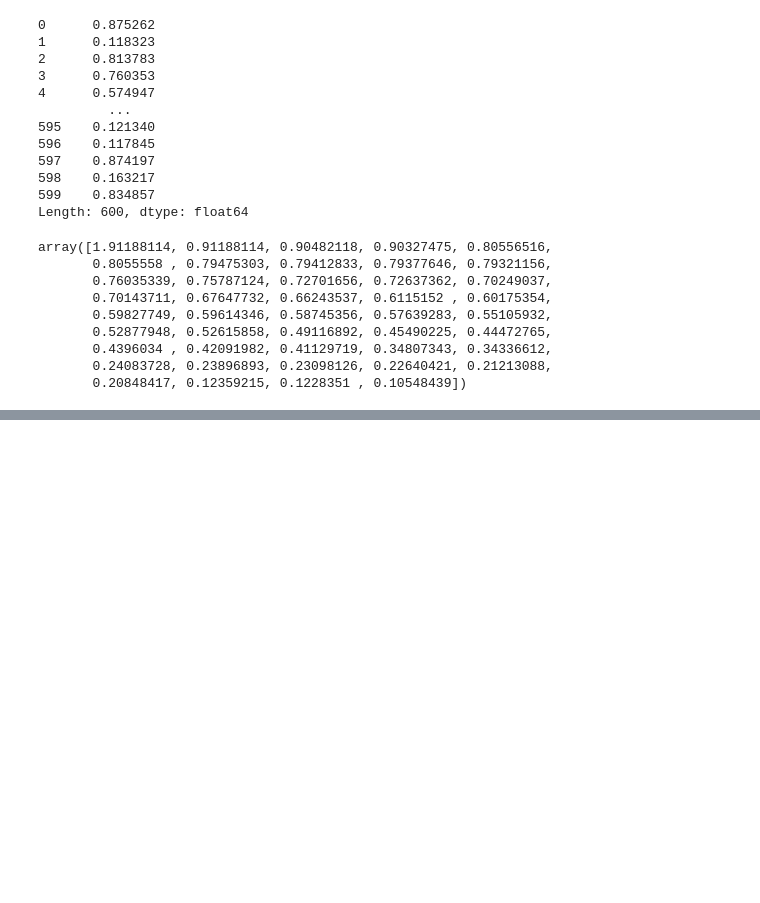
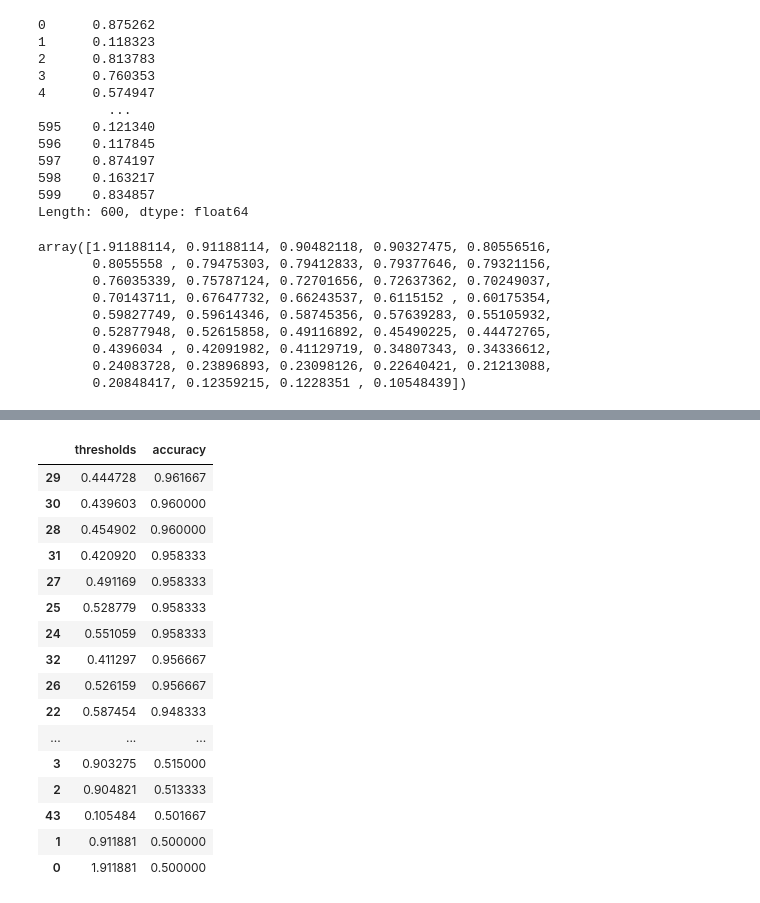
Before and after one commit to dikshantsharma12/Machine-Learning, a Jupyter notebook: Right Threshold values for binary classification.ipynb, the cells around one changed output, grey strips where cells are left out. Drawn from its saved outputs; the diff is of its cells as text; code cells hidden in the pictures; blank space fills up the shorter version.

```diff
--- a/Right Threshold values for binary classification.ipynb
+++ b/Right Threshold values for binary classification.ipynb
@@ -121,8 +121,13 @@ array([1.91188114, 0.91188114, 0.90482118, 0.90327475, 0.80556516,
        0.4396034 , 0.42091982, 0.41129719, 0.34807343, 0.34336612,
        0.24083728, 0.23896893, 0.23098126, 0.22640421, 0.21213088,
        0.20848417, 0.12359215, 0.1228351 , 0.10548439])
-# %%
-from sklearn.metrics import accuracy_acore
-acuracy_ls=[]
-for thres in thresholds:
-    y_pred=np.where(final_prediction>thres)
+# %%
+from sklearn.metrics import accuracy_score
+accuracy_ls=[]
+for thres in thresholds:
+    y_pred=np.where(final_prediction>thres,1,0)
+    accuracy_ls.append(accuracy_score(y_test,y_pred,normalize=True))
+accuracy_ls=pd.concat([pd.Series(thresholds),pd.Series(accuracy_ls)],axis=1)
+accuracy_ls.columns=['thresholds','accuracy']
+accuracy_ls.sort_values(by='accuracy',ascending=False,inplace=True)
+accuracy_ls.head()
@@ -128,0 +141,20 @@ for thres in thresholds:
+# %%
+accuracy_ls
+# %% [output]
+|  | thresholds | accuracy |
+| 29 | 0.444728 | 0.961667 |
+| 30 | 0.439603 | 0.960000 |
+| 28 | 0.454902 | 0.960000 |
+| 31 | 0.420920 | 0.958333 |
+| 27 | 0.491169 | 0.958333 |
+| 25 | 0.528779 | 0.958333 |
+| 24 | 0.551059 | 0.958333 |
+| 32 | 0.411297 | 0.956667 |
+| 26 | 0.526159 | 0.956667 |
+| 22 | 0.587454 | 0.948333 |
+| ... | ... | ... |
+| 3 | 0.903275 | 0.515000 |
+| 2 | 0.904821 | 0.513333 |
+| 43 | 0.105484 | 0.501667 |
+| 1 | 0.911881 | 0.500000 |
+| 0 | 1.911881 | 0.500000 |
```
Also changed, not shown: parts of 3 cells of this notebook, 5 other files.
